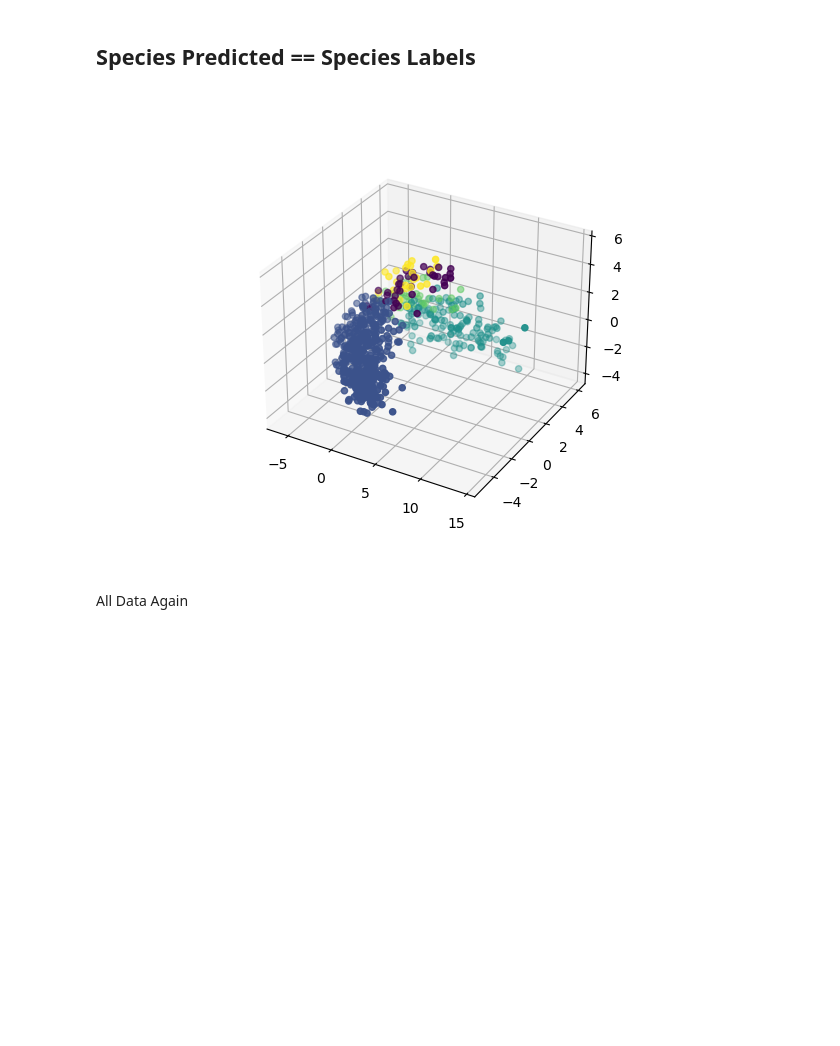
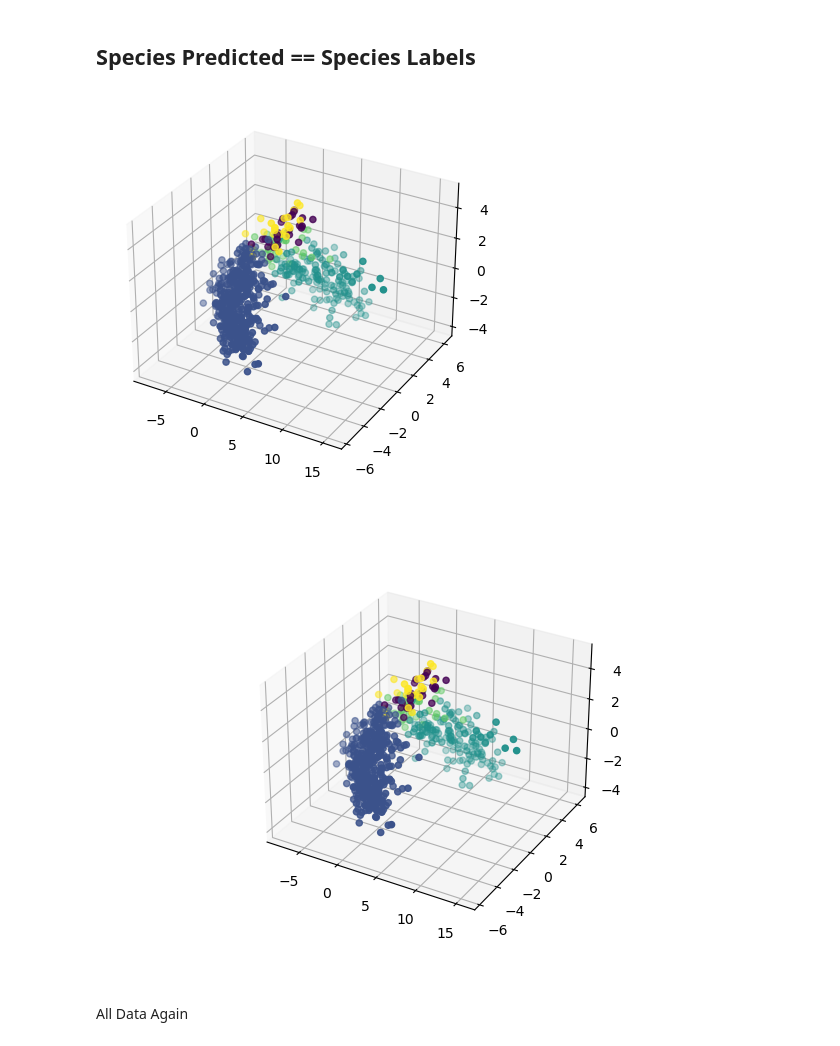
Before and after one commit to UCSD-E4E/passive-acoustic-biodiversity, a Jupyter notebook: BirdnetEmbeddings/Centroid Outlier Detection.ipynb, the cells around one changed output. Saved outputs shown, nothing was run; the diff lists cells and outputs as text; code cells hidden in the pictures; blank space fills up the shorter version.

```diff
--- a/BirdnetEmbeddings/Centroid Outlier Detection.ipynb
+++ b/BirdnetEmbeddings/Centroid Outlier Detection.ipynb
@@ -418,11 +428,12 @@ plot;
 # %%
 embeddings_to_plot = pca_embeddings[(pca_embeddings.index.isin(test.index)) & (pca_embeddings.species == pca_embeddings.species_predicted)]
 fig = plt.figure()
 ax = fig.add_subplot(projection='3d')
 plot = ax.scatter(embeddings_to_plot.get("x"), embeddings_to_plot.get("y"),embeddings_to_plot.get("z"), c=embeddings_to_plot.get("species_predicted"))
-plot;
+fig
 # %% [output]
-[figure, old version]
+[figure, new version]
+[figure, added]
 # %% [markdown]
 All Data Again
 # %%
```
Also changed, not shown: parts of 22 cells of this notebook.
